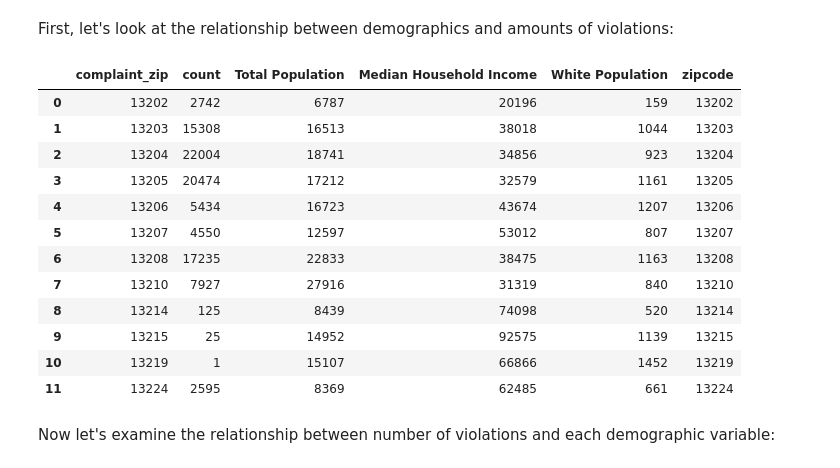
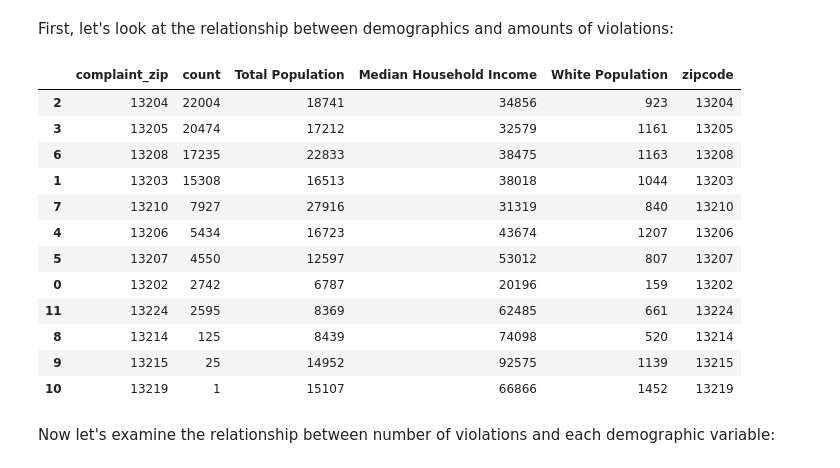
Before and after one commit to ht6631/IST_652_Project, a Jupyter notebook: ProjectAnalysis.ipynb, the cells around one changed output. Drawn from its saved outputs; the diff is of its cells as text; code cells hidden in the pictures.

```diff
--- a/ProjectAnalysis.ipynb
+++ b/ProjectAnalysis.ipynb
@@ -612,27 +611,27 @@ First, let's look at the relationship between demographics and amounts of violat
 # %%
 # get violation counts for each zip
 by_zip = code_violations.groupby('complaint_zip').size().reset_index(name='count')
 
 # merge the grouped data with the demographics
 by_zip_all = pd.merge(by_zip, zip_data, left_on='complaint_zip', right_on='zipcode', how='left')
 
 # converting all columns to numeric
 by_zip_all = by_zip_all.apply(pd.to_numeric)
-by_zip_all
+by_zip_all.sort_values(by="count", ascending=False)
 # %% [output]
 |  | complaint_zip | count | Total Population | Median Household Income | White Population | zipcode |
-| 0 | 13202 | 2742 | 6787 | 20196 | 159 | 13202 |
-| 1 | 13203 | 15308 | 16513 | 38018 | 1044 | 13203 |
 | 2 | 13204 | 22004 | 18741 | 34856 | 923 | 13204 |
 | 3 | 13205 | 20474 | 17212 | 32579 | 1161 | 13205 |
+| 6 | 13208 | 17235 | 22833 | 38475 | 1163 | 13208 |
+| 1 | 13203 | 15308 | 16513 | 38018 | 1044 | 13203 |
+| 7 | 13210 | 7927 | 27916 | 31319 | 840 | 13210 |
 | 4 | 13206 | 5434 | 16723 | 43674 | 1207 | 13206 |
 | 5 | 13207 | 4550 | 12597 | 53012 | 807 | 13207 |
-| 6 | 13208 | 17235 | 22833 | 38475 | 1163 | 13208 |
-| 7 | 13210 | 7927 | 27916 | 31319 | 840 | 13210 |
+| 0 | 13202 | 2742 | 6787 | 20196 | 159 | 13202 |
+| 11 | 13224 | 2595 | 8369 | 62485 | 661 | 13224 |
 | 8 | 13214 | 125 | 8439 | 74098 | 520 | 13214 |
 | 9 | 13215 | 25 | 14952 | 92575 | 1139 | 13215 |
 | 10 | 13219 | 1 | 15107 | 66866 | 1452 | 13219 |
-| 11 | 13224 | 2595 | 8369 | 62485 | 661 | 13224 |
 # %% [markdown]
 Now let's examine the relationship between number of violations and each demographic variable:
 # %%
```
Also changed, not shown: parts of 4 cells of this notebook.
